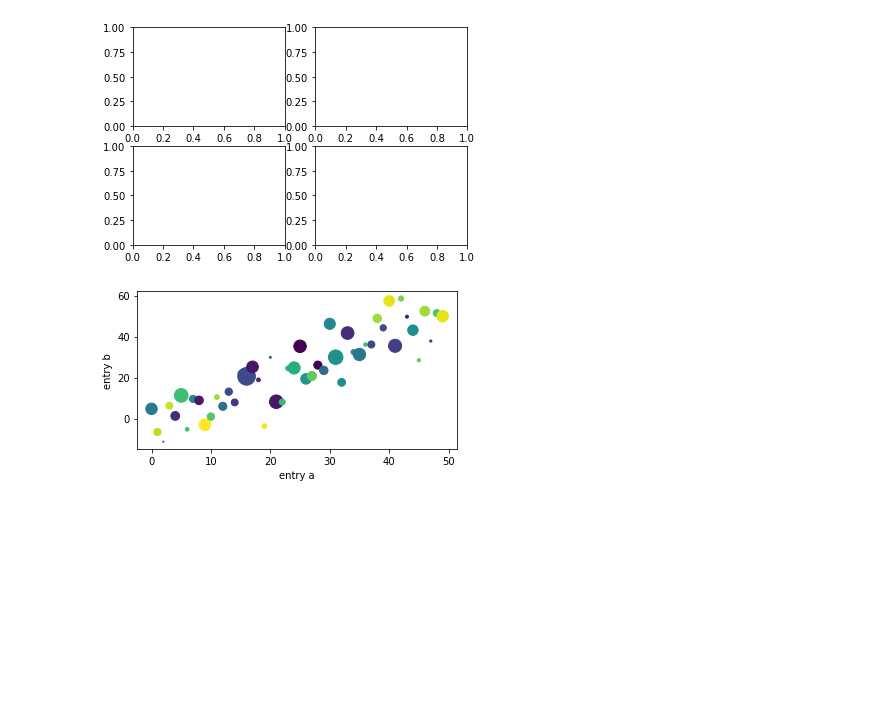
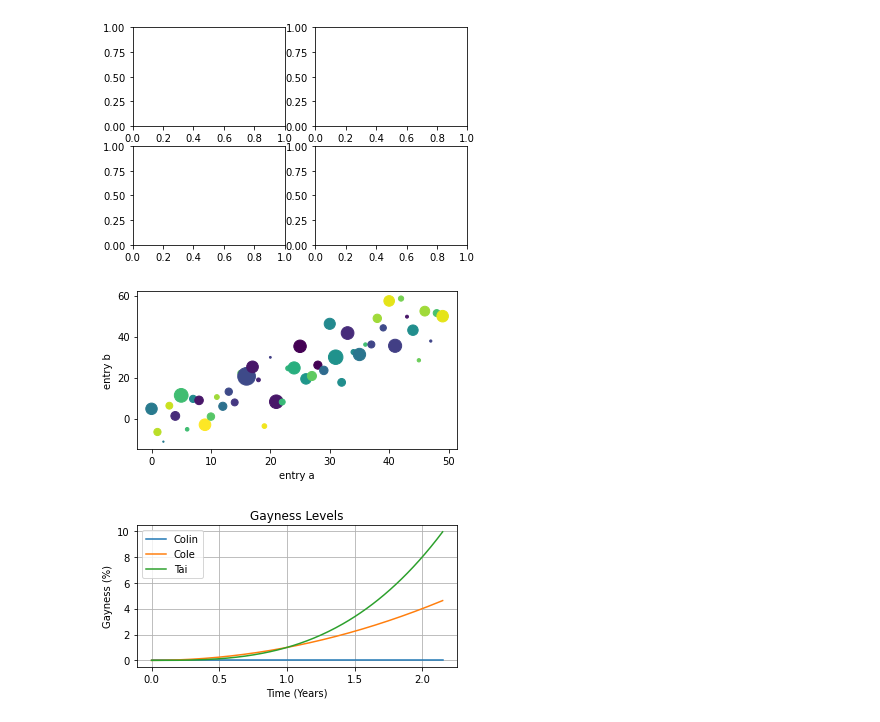
Before and after one commit to colinhas/Notebooks, a Jupyter notebook: Notebook 2.ipynb, the cells around one changed output. Drawn from its saved outputs; the diff is of its cells as text; code cells hidden in the pictures; blank space fills up the shorter version.

Commit message:
Gayness Graph

```diff
--- a/Notebook 2.ipynb
+++ b/Notebook 2.ipynb
@@ -39,3 +39,17 @@ ax.set_xlabel('entry a')
 ax.set_ylabel('entry b');
 # %% [output]
 [figure]
+# %%
+x = np.linspace(0, 2.15, 200)
+
+fig, ax = plt.subplots(figsize=(5, 2.7), layout='constrained')
+ax.plot(x, 0*x, label='Colin')
+ax.plot(x, x**2, label='Cole')
+ax.plot(x, x**3, label='Tai')
+ax.set_xlabel('Time (Years)')
+ax.set_ylabel('Gayness (%)')
+ax.set_title("Gayness Levels")
+ax.grid()
+ax.legend();
+# %% [output]
+[figure, added]
```
